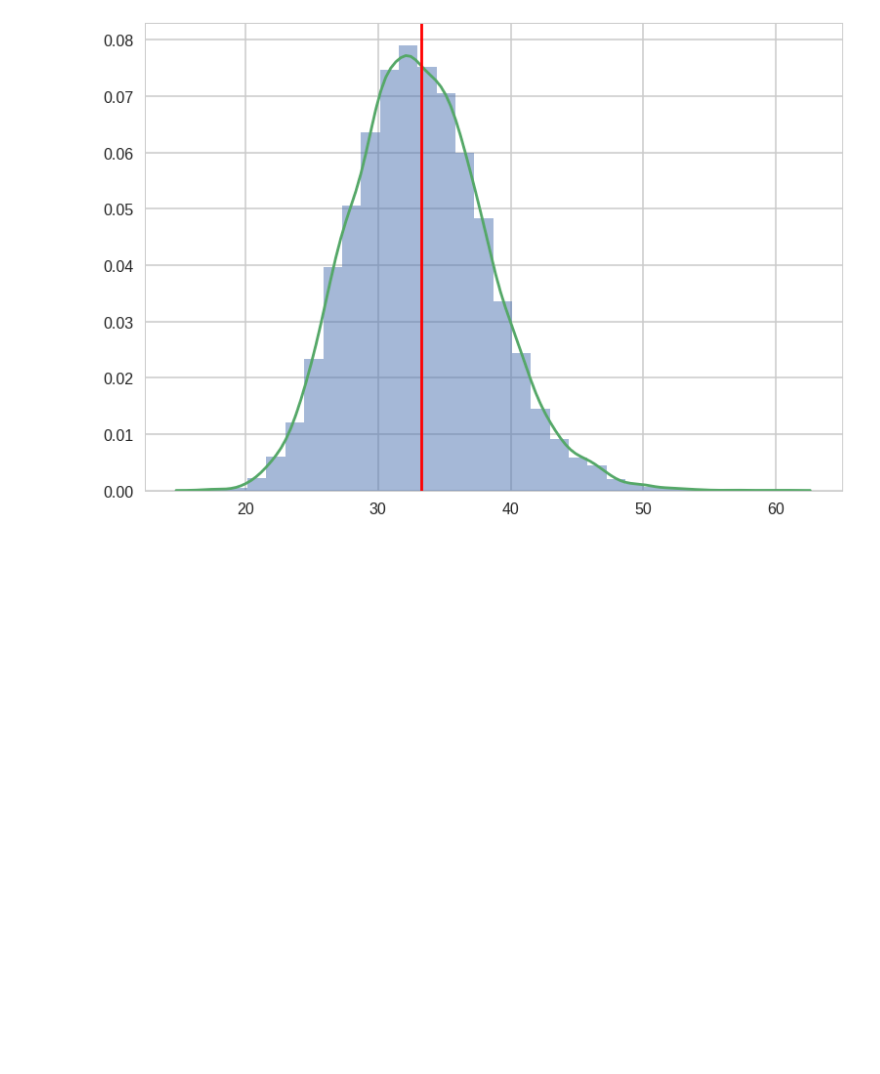
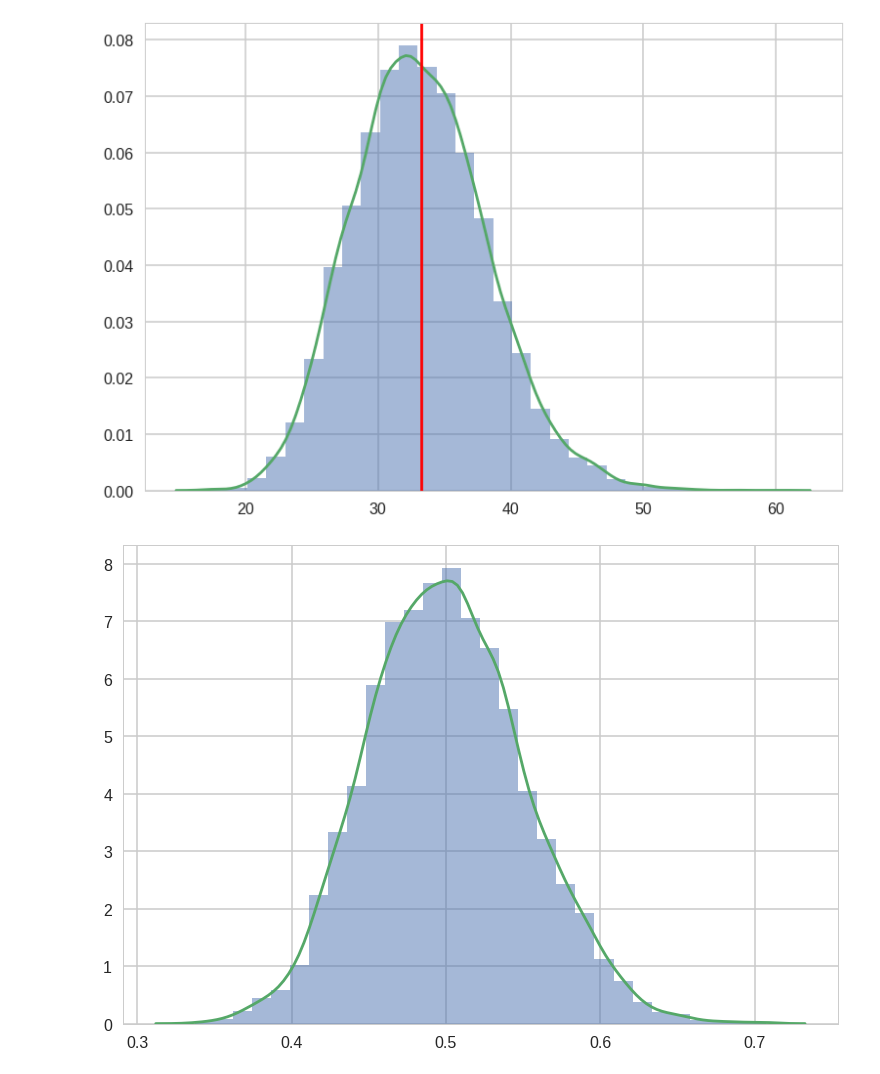
Before and after one commit to ShichengChen/cs109, a Jupyter notebook: 2015lab3-master/Lab3-Freq.ipynb, the cells around one changed output. Drawn from its saved outputs; the diff is of its cells as text; code cells hidden in the pictures; blank space fills up the shorter version.

```diff
--- a/2015lab3-master/Lab3-Freq.ipynb
+++ b/2015lab3-master/Lab3-Freq.ipynb
@@ -478,3 +478,12 @@ plt.axvline(timediffs.mean(), 0, 1, color='r', label='Our Sample')
 (10000, 43)
 <matplotlib.lines.Line2D at 0x...>
 [figure]
+# %%
+rv = expon(scale=1./2)
+bs_p = rv.rvs(size=(10000, 100))
+#print bs_p
+sd_mean_p=np.mean(bs_p, axis=1)
+plt.hist(sd_mean_p, bins=30, normed=True, alpha=0.5);
+sns.kdeplot(sd_mean_p);
+# %% [output]
+[figure, added]
```
Also changed, not shown: parts of 4 cells of this notebook.
